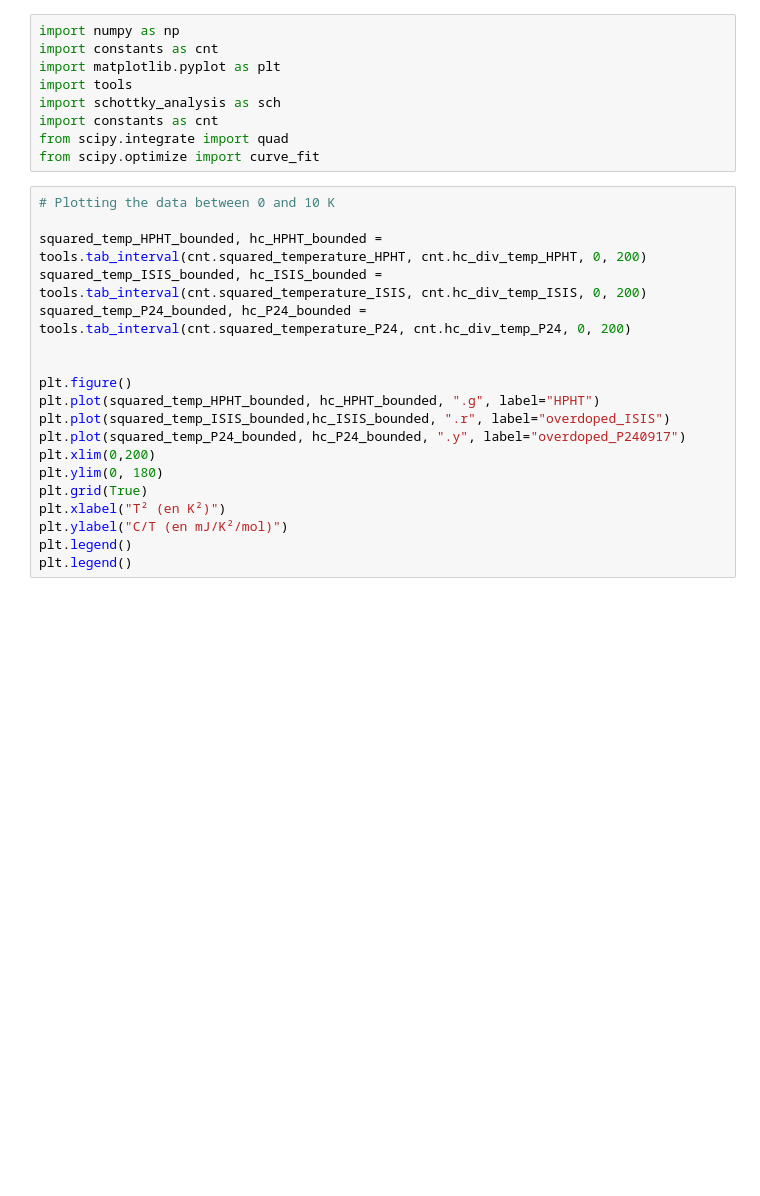
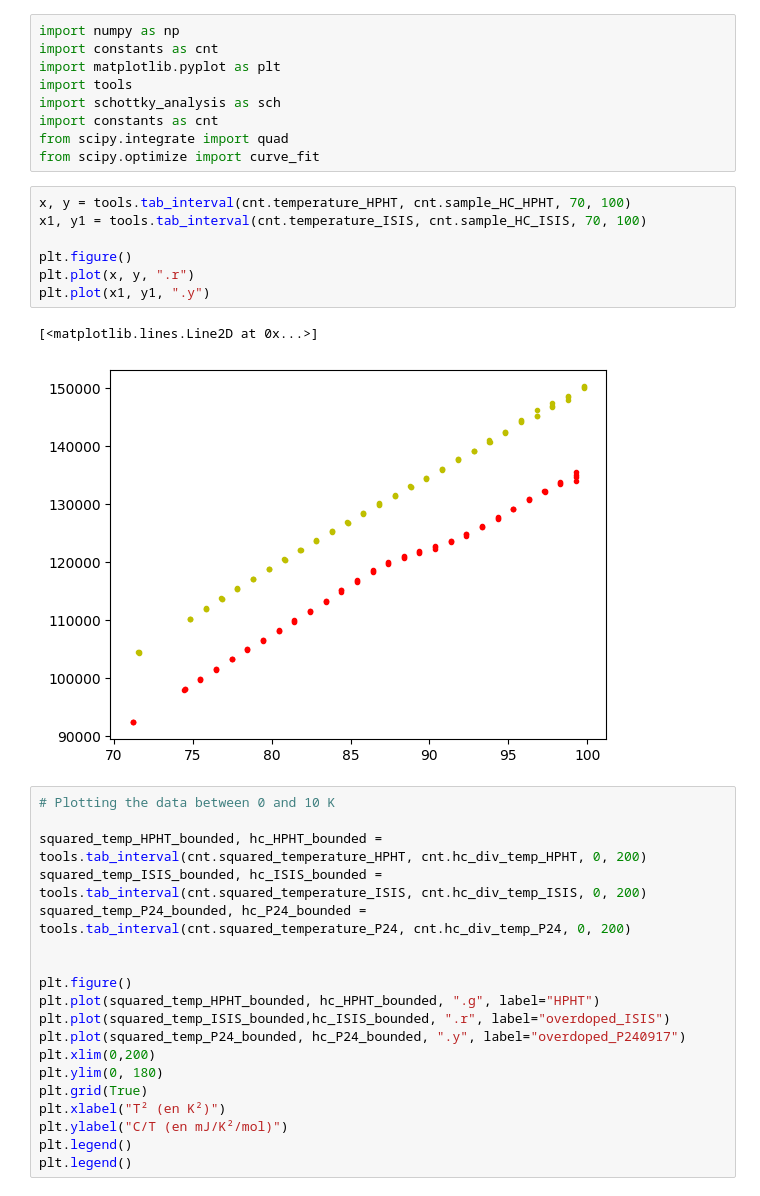
Before and after one commit to Gamal-on/YBCO, a Jupyter notebook: plot_data.ipynb, the cells around one changed output. Saved outputs shown, nothing was run; the diff lists cells and outputs as text; blank space fills up the shorter version.

```diff
--- a/plot_data.ipynb
+++ b/plot_data.ipynb
@@ -7,6 +7,16 @@ import schottky_analysis as sch
 import constants as cnt
 from scipy.integrate import quad
 from scipy.optimize import curve_fit
+# %%
+x, y = tools.tab_interval(cnt.temperature_HPHT, cnt.sample_HC_HPHT, 70, 100)
+x1, y1 = tools.tab_interval(cnt.temperature_ISIS, cnt.sample_HC_ISIS, 70, 100)
+
+plt.figure()
+plt.plot(x, y, ".r")
+plt.plot(x1, y1, ".y")
+# %% [output]
+[<matplotlib.lines.Line2D at 0x...>]
+[figure, added]
 # %%
 # Plotting the data between 0 and 10 K
 
```
